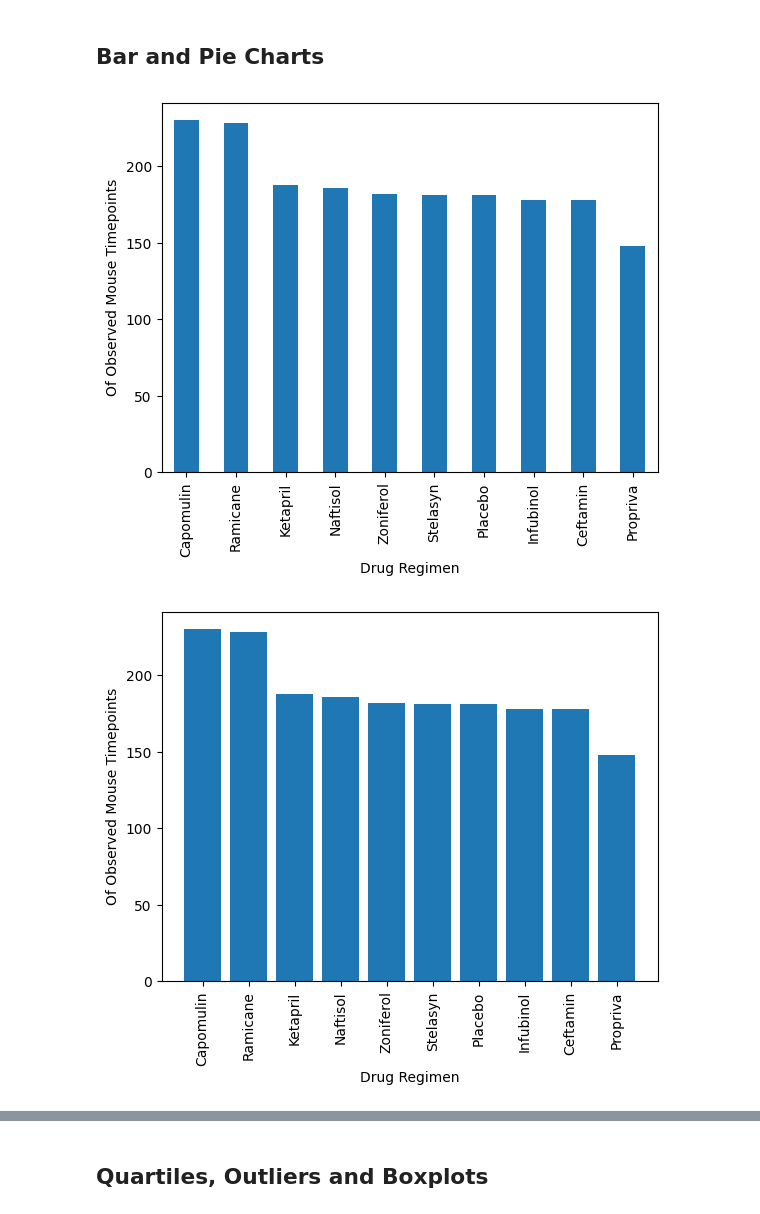
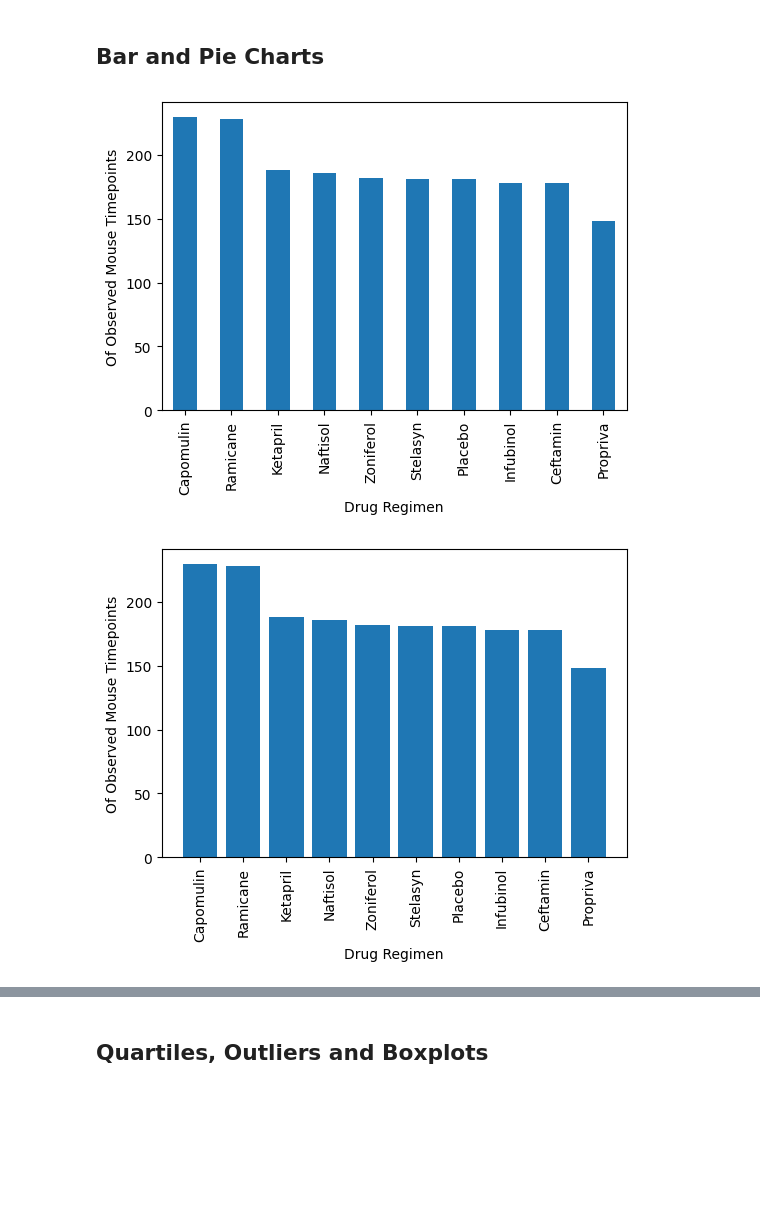
Before and after one commit to IRTakan/Matplotlib-Challenge, a Jupyter notebook: Pymaceuticals/pymaceuticals.ipynb, the cells around one changed output, grey strips where cells are left out. Saved outputs shown, nothing was run; the diff lists cells and outputs as text; code cells hidden in the pictures; blank space fills up the shorter version.

```diff
--- a/Pymaceuticals/pymaceuticals.ipynb
+++ b/Pymaceuticals/pymaceuticals.ipynb
@@ -149,21 +149,22 @@ stat_aggregation
 # %%
 # Generate a bar plot showing the total number of rows (Mouse ID/Timepoints) for each drug regimen using Pandas.
 mice_count = clean_df['Drug Regimen'].value_counts()
-bar_chart_1 = mice_count.plot.bar(color = 'tab:blue')
+bar_chart_1 = mice_count.plot.bar(color = 'tab:blue', figsize=(6,4))
 
 # Axis
 plt.xlabel("Drug Regimen")
 plt.ylabel("Of Observed Mouse Timepoints")
 
 plt.show()
 # %% [output]
-[figure, old version]
+[figure, new version]
 # %%
 # Generate a bar plot showing the total number of rows (Mouse ID/Timepoints) for each drug regimen using pyplot.
 x_axis = mice_count.index.values
 y_axis= mice_count.values
 
 # Creating PyPlot bar
+plt.subplots(figsize=(6,4))
 plt.bar(x_axis, y_axis, color='tab:blue', alpha=1, align='center')
 
 # Assigning lables to x and y axis
@@ -173,6 +174,6 @@ plt.xticks(rotation="vertical")
 
 plt.show()
 # %% [output]
-[figure, old version]
+[figure, new version]
 # %%
 # Generate a pie plot showing the distribution of female versus male mice using Pandas
```
Also changed, not shown: parts of 6 cells of this notebook.
